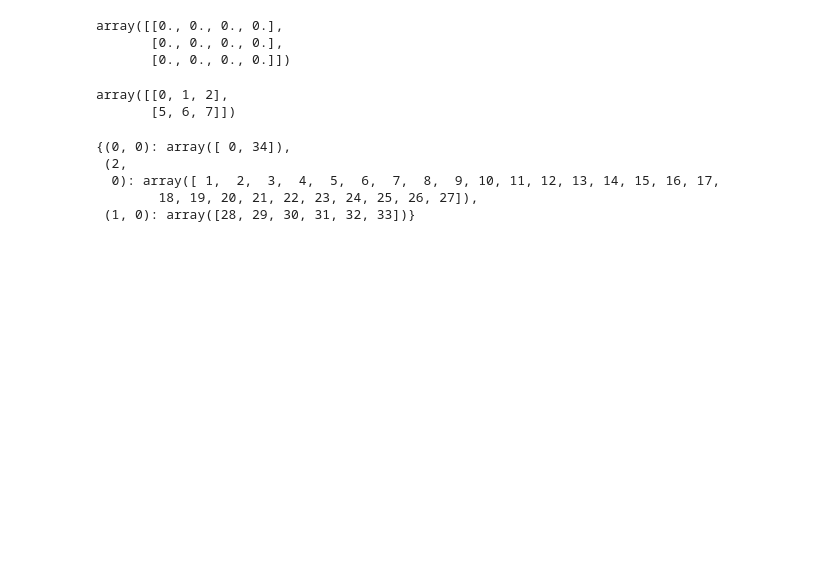
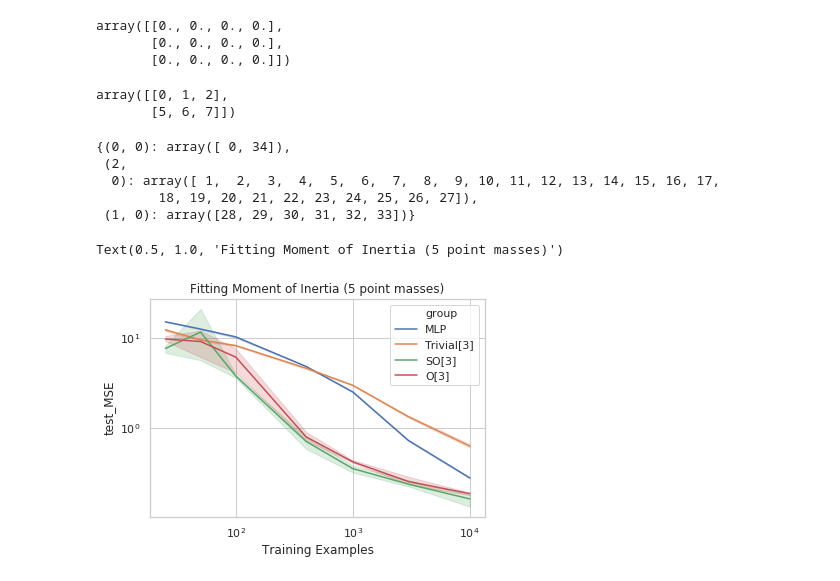
Before and after one commit to mfinzi/equivariant-MLP, a Jupyter notebook: emlp_toy.ipynb, the cells around one changed output. Cells and saved outputs as stored; diff of their text form; code cells hidden in the pictures; blank space fills up the shorter version.

```diff
--- a/emlp_toy.ipynb
+++ b/emlp_toy.ipynb
@@ -440,0 +444,3 @@ tensor_indices_dict((T(0)+3*T(2)+2*T(1)+T(0))(SO(3)))
+# %%
+with open(os.path.expanduser('~/equivariant-MLP/experiments/EMLP_synthetic_study/results.df'),'rb') as f:
+    df = pickle.load(f)
@@ -440,0 +449,15 @@ tensor_indices_dict((T(0)+3*T(2)+2*T(1)+T(0))(SO(3)))
+# %%
+df.loc[df['network']=='MLP','group']='MLP'
+df_fr = df[df['dataset']=='Fr']
+df_i = df[df['dataset']=='Inertia']
+# %%
+sns.set(style='whitegrid')
+sns.lineplot(data=df_i,x='train',y='test_MSE',hue='group')
+plt.xlabel('Training Examples')
+plt.yscale('log')
+plt.xscale('log')
+plt.title("Fitting Moment of Inertia (5 point masses)")
+#plt.xlim(25,10**4)
+# %% [output]
+Text(0.5, 1.0, 'Fitting Moment of Inertia (5 point masses)')
+[figure, added]
```
Also changed, not shown: parts of 31 cells of this notebook.
